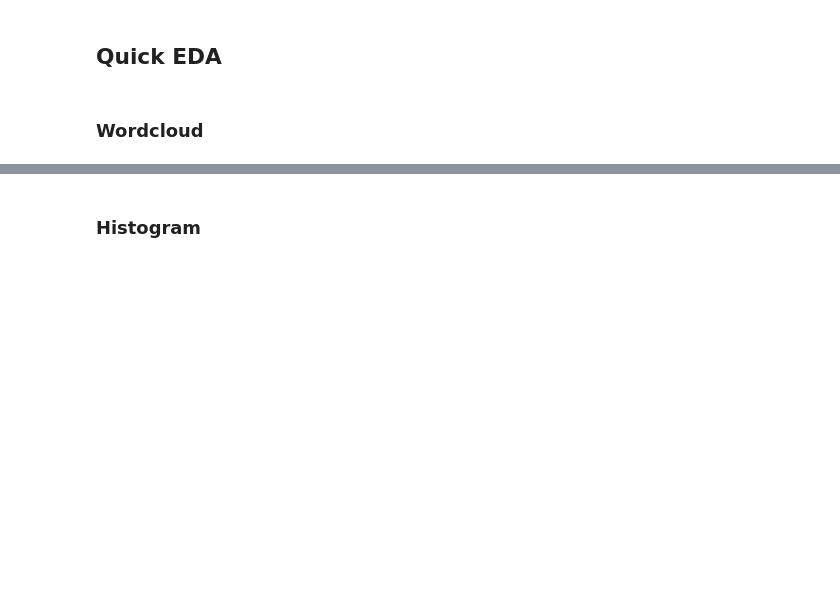
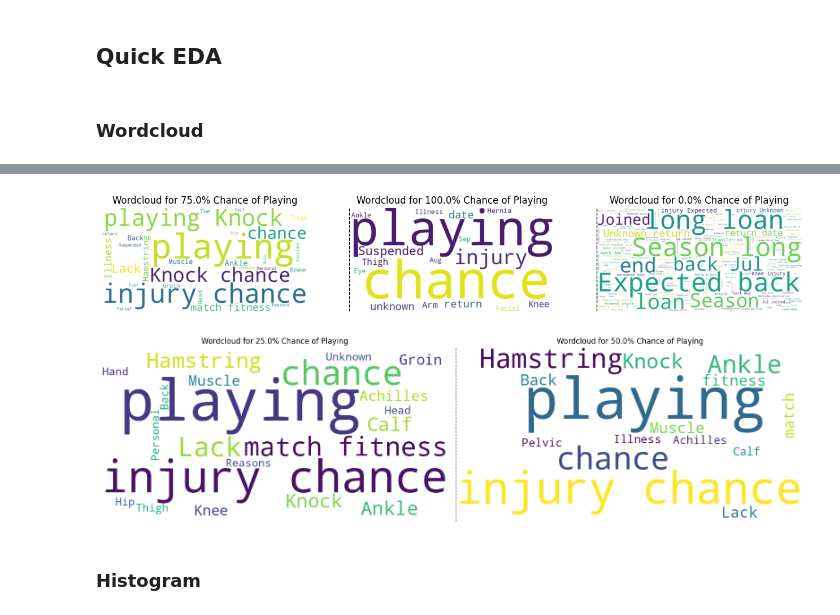
Before and after one commit to santiagoviteri01/mmia_nlp_final_project, a Jupyter notebook: main.ipynb, the cells around one changed output, grey strips where cells are left out. Saved outputs shown, nothing was run; the diff lists cells and outputs as text; code cells hidden in the pictures; blank space fills up the shorter version.

```diff
--- a/main.ipynb
+++ b/main.ipynb
@@ -301,23 +301,3 @@ memory usage: 4.0+ MB
 ## Quick EDA
 # %% [markdown]
 ### Wordcloud
-# %%
-import matplotlib.pyplot as plt
-from wordcloud import WordCloud
-df=df_1
-variable="chance_of_playing_this_round"
-def plot_wordcloud(texts, title):
-    texts = [str(text) for text in texts]
-    wordcloud = WordCloud(width=800, height=400, background_color='white').generate(' '.join(texts))
-    plt.figure(figsize=(10, 5))
-    plt.imshow(wordcloud, interpolation='bilinear')
-    plt.title(title)
-    plt.axis('off')
-    plt.show()
-df_1[variable].unique()
-
-percents=df_1[variable].unique()
-for sentiment in percents:
-    texts = df[df[variable] == sentiment]['news']
-    plot_wordcloud(texts, f'Wordcloud for Chances of playing by: {sentiment} %')
-    print("     ")
@@ -330,2 +304,56 @@ for sentiment in percents:
+# %%
+import matplotlib.pyplot as plt
+from wordcloud import WordCloud
+
+# Function to plot multiple word clouds in one figure with division lines
+def plot_wordclouds_in_grid(df, variable):
+    percents = df[variable].unique()
+
+    # Create a 1x3 grid for the top row (3 word clouds)
+    fig, axes_top = plt.subplots(1, 3, figsize=(16, 10))
+
+    # Plot word clouds in the top row
+    for ax, sentiment in zip(axes_top.flatten(), percents[:3]):
+        texts = df[df[variable] == sentiment]['news']
+        texts = [str(text) for text in texts]
+        wordcloud = WordCloud(width=800, height=400, background_color='white').generate(' '.join(texts))
+
+        ax.imshow(wordcloud, interpolation='bilinear')
+        ax.set_title(f'Wordcloud for {sentiment}% Chance of Playing')
+        ax.axis('off')
+
+    # Add vertical division lines between the columns in the top row
+    for i in range(1, 3):
+        axes_top[i].axvline(x=0, color='black', linestyle='--', linewidth=1)
+
+    # Create a 1x2 grid for the bottom row (2 word clouds, centered)
+    fig, axes_bottom = plt.subplots(1, 2, figsize=(16, 5))
+
+    # Plot word clouds in the bottom row
+    for ax, sentiment in zip(axes_bottom.flatten(), percents[3:]):
+        texts = df[df[variable] == sentiment]['news']
+        texts = [str(text) for text in texts]
+        wordcloud = WordCloud(width=800, height=400, background_color='white').generate(' '.join(texts))
+
+        ax.imshow(wordcloud, interpolation='bilinear')
+        ax.set_title(f'Wordcloud for {sentiment}% Chance of Playing')
+        ax.axis('off')
+
+    # Add vertical division lines between the columns in the bottom row
+    for i in range(1, 2):
+        axes_bottom[i].axvline(x=0, color='black', linestyle='--', linewidth=1)
+
+    # Add horizontal division line between the rows
+    fig.subplots_adjust(hspace=0.5)  # Adjust space between top and bottom figures
+
+    # Adjust the layout for both figures
+    plt.tight_layout()
+    plt.show()
+
+# Call the function
+plot_wordclouds_in_grid(df_1, "chance_of_playing_this_round")
+# %% [output]
+[figure, added]
+[figure, added]
 # %% [markdown]
 ### Histogram
```
Also changed, not shown: parts of 10 cells of this notebook.
